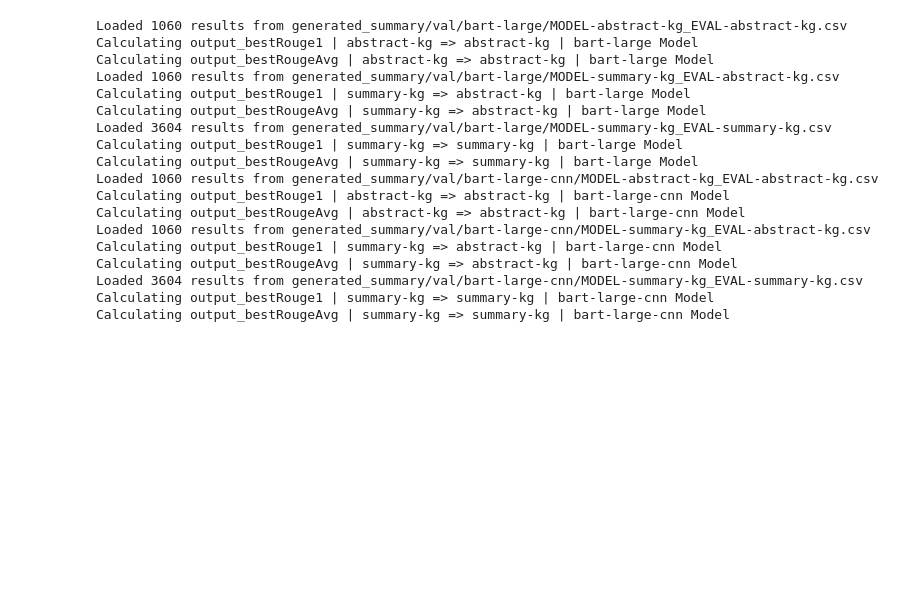
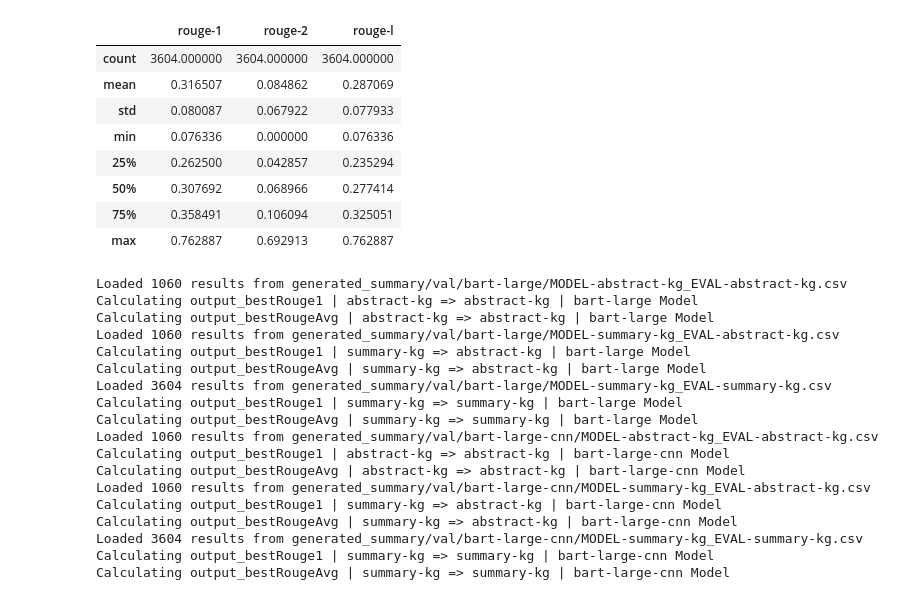
Before and after one commit to Thetang-145/My_Thesis_Playground, a Jupyter notebook: finetuning/Evaluation.ipynb, the cells around one changed output. Cells and saved outputs as stored; diff of their text form; code cells hidden in the pictures; blank space fills up the shorter version.

```diff
--- a/finetuning/Evaluation.ipynb
+++ b/finetuning/Evaluation.ipynb
@@ -71,3 +73,17 @@ Loaded 1060 results from generated_summary/val/bart-large/MODEL-summary-kg_EVAL-
+# %%
+rouge_score = calRouge(generated_sum, 'ref_sum', 'output_bestRouge1')
+# %%
+rouge_score.describe()
+# %% [output]
+|  | rouge-1 | rouge-2 | rouge-l |
+| count | 3604.000000 | 3604.000000 | 3604.000000 |
+| mean | 0.316507 | 0.084862 | 0.287069 |
+| std | 0.080087 | 0.067922 | 0.077933 |
+| min | 0.076336 | 0.000000 | 0.076336 |
+| 25% | 0.262500 | 0.042857 | 0.235294 |
+| 50% | 0.307692 | 0.068966 | 0.277414 |
+| 75% | 0.358491 | 0.106094 | 0.325051 |
+| max | 0.762887 | 0.692913 | 0.762887 |
 # %%
 models = [
     'bart-large',
```
Also changed, not shown: parts of 1 cell of this notebook, 14 other files.
